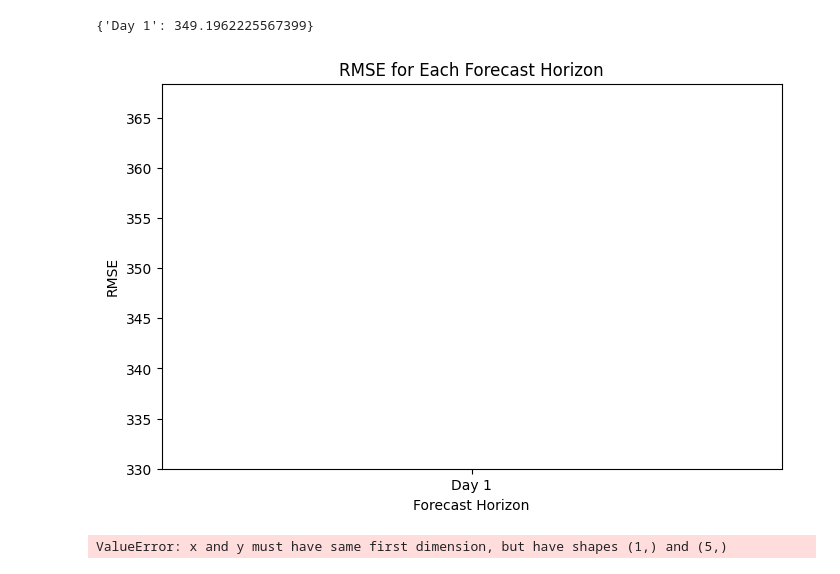
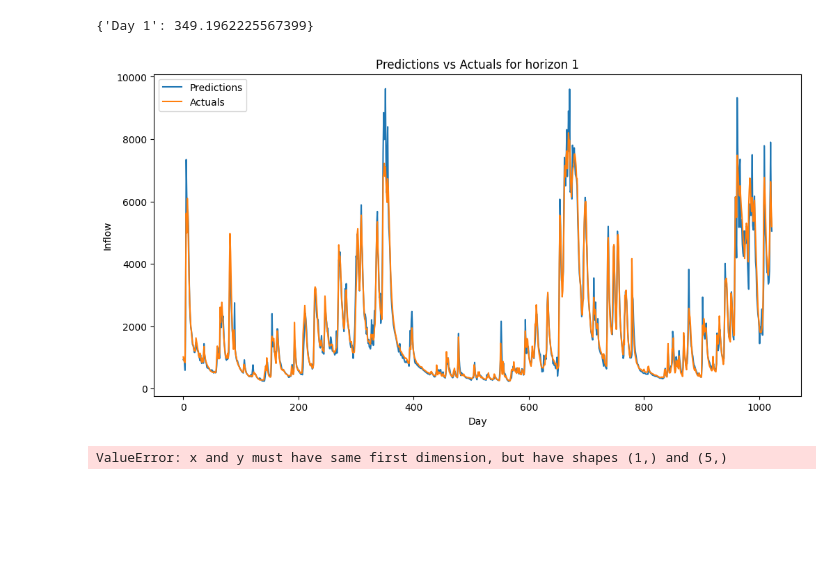
Before and after one commit to nicolaigarder/Forecasting-water-inflow, a Jupyter notebook: AI_models/RMSE_plot.ipynb, the cells around one changed output. Saved outputs shown, nothing was run; the diff lists cells and outputs as text; code cells hidden in the pictures; blank space fills up the shorter version.

```diff
--- a/AI_models/RMSE_plot.ipynb
+++ b/AI_models/RMSE_plot.ipynb
@@ -423,29 +423,17 @@ rmse_values = compute_rmse_for_each_horizon(post_processed_df, horizon=HORIZON)
 rmse_values
 # %% [output]
 {'Day 1': 349.1962225567399}
-# %%
-def plot_rmse_for_each_horizon(rmse_dict):
-    """
-    Plots a bar chart of RMSE for each forecast horizon.
-
-    Parameters:
-      rmse_dict : Dictionary with keys like 'Day 1', 'Day 2', ... and RMSE values.
-    """
-    horizons = list(rmse_dict.keys())
-    rmse_values = list(rmse_dict.values())
-
-    plt.figure(figsize=(8, 5))
-    plt.plot(horizons, rmse_values, color='steelblue')
-    plt.xlabel("Forecast Horizon")
-    plt.ylabel("RMSE")
-    plt.title("RMSE for Each Forecast Horizon")
-    plt.show()
-
-# Example usage:
-rmse_values = compute_rmse_for_each_horizon(post_processed_df, horizon=HORIZON)
-plot_rmse_for_each_horizon(rmse_values)
-# %% [output]
-[figure, removed]
+# %%
+plt.figure(figsize=(12, 6))
+plt.plot(post_processed_df['Day 1 Pred'], label='Predictions')
+plt.plot(post_processed_df['Day 1 Actual'], label='Actuals')
+plt.xlabel('Day')
+plt.ylabel('Inflow')
+plt.title("Predictions vs Actuals for horizon 1")
+plt.legend()
+plt.show()
+# %% [output]
+[figure, added]
 # %%
 # Hard-coded RMSE values from R
 rmse_yhat1 = [647.6976, 922.0222, 1126.1235, 1266.7477, 1356.4172]
```
Also changed, not shown: parts of 1 cell of this notebook, 6 other files.
